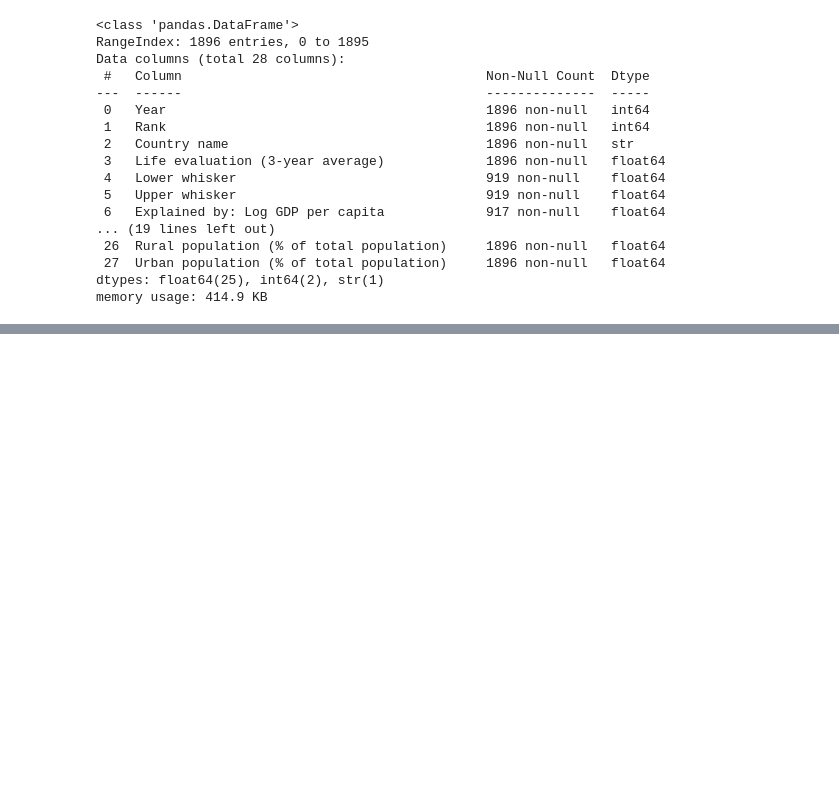
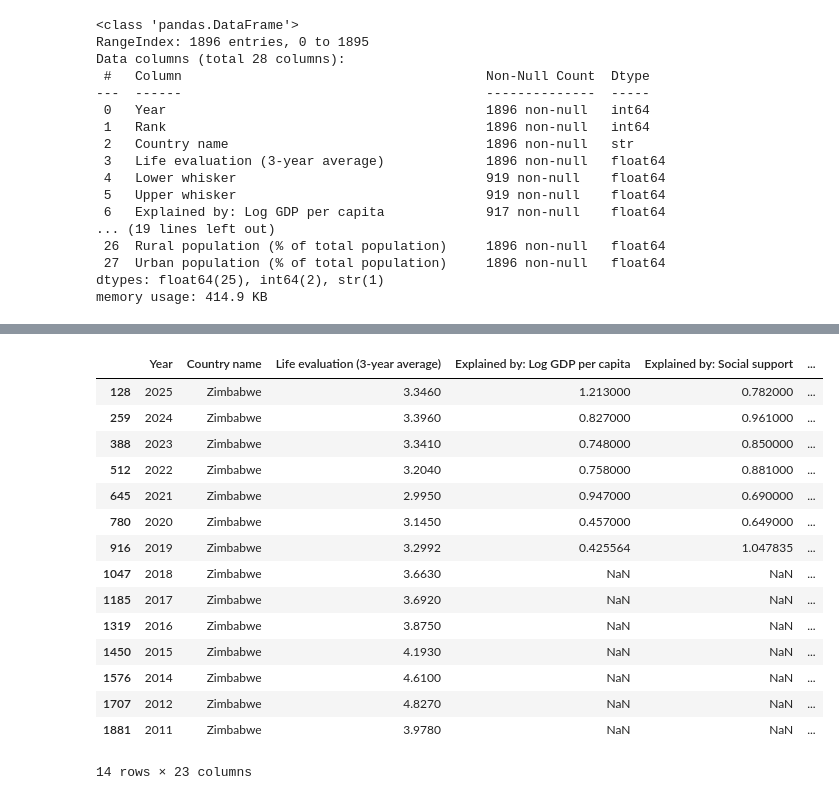
Before and after one commit to flawedvice/happiness-prediction, a Jupyter notebook: exploration.ipynb, the cells around one changed output, grey strips where cells are left out. Saved outputs shown, nothing was run; the diff lists cells and outputs as text; code cells hidden in the pictures; blank space fills up the shorter version.

```diff
--- a/exploration.ipynb
+++ b/exploration.ipynb
@@ -404,0 +498,20 @@ As seen above, some features do not have enough data to be useful.
+# %%
+random_country = year_filtered["Country name"].sample(1, random_state=42).item()
+year_filtered.loc[year_filtered["Country name"] == random_country]
+# %% [output]
+|  | Year | Country name | Life evaluation (3-year average) | Explained by: Log GDP per capita | Explained by: Social support | ... |
+| 128 | 2025 | Zimbabwe | 3.3460 | 1.213000 | 0.782000 | ... |
+| 259 | 2024 | Zimbabwe | 3.3960 | 0.827000 | 0.961000 | ... |
+| 388 | 2023 | Zimbabwe | 3.3410 | 0.748000 | 0.850000 | ... |
+| 512 | 2022 | Zimbabwe | 3.2040 | 0.758000 | 0.881000 | ... |
+| 645 | 2021 | Zimbabwe | 2.9950 | 0.947000 | 0.690000 | ... |
+| 780 | 2020 | Zimbabwe | 3.1450 | 0.457000 | 0.649000 | ... |
+| 916 | 2019 | Zimbabwe | 3.2992 | 0.425564 | 1.047835 | ... |
+| 1047 | 2018 | Zimbabwe | 3.6630 | NaN | NaN | ... |
+| 1185 | 2017 | Zimbabwe | 3.6920 | NaN | NaN | ... |
+| 1319 | 2016 | Zimbabwe | 3.8750 | NaN | NaN | ... |
+| 1450 | 2015 | Zimbabwe | 4.1930 | NaN | NaN | ... |
+| 1576 | 2014 | Zimbabwe | 4.6100 | NaN | NaN | ... |
+| 1707 | 2012 | Zimbabwe | 4.8270 | NaN | NaN | ... |
+| 1881 | 2011 | Zimbabwe | 3.9780 | NaN | NaN | ... |
+14 rows × 23 columns
```
Also changed, not shown: parts of 28 cells of this notebook, 1 other file.
